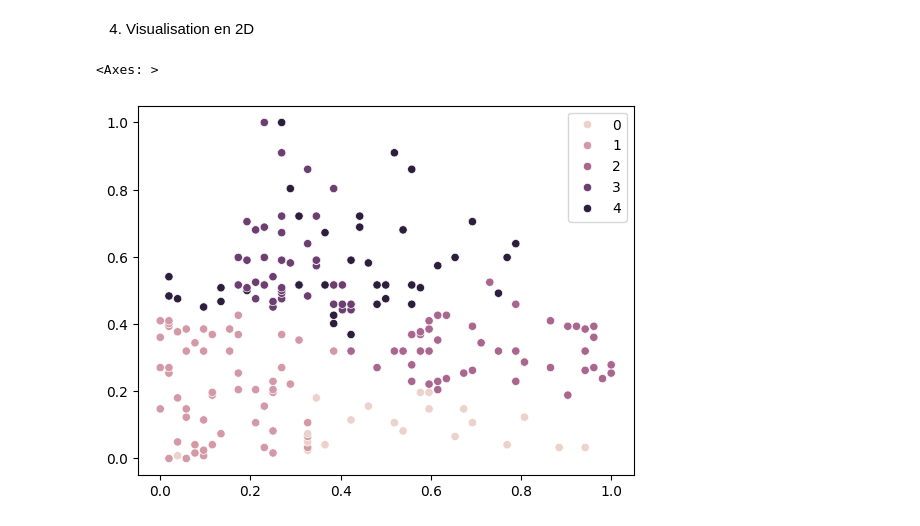
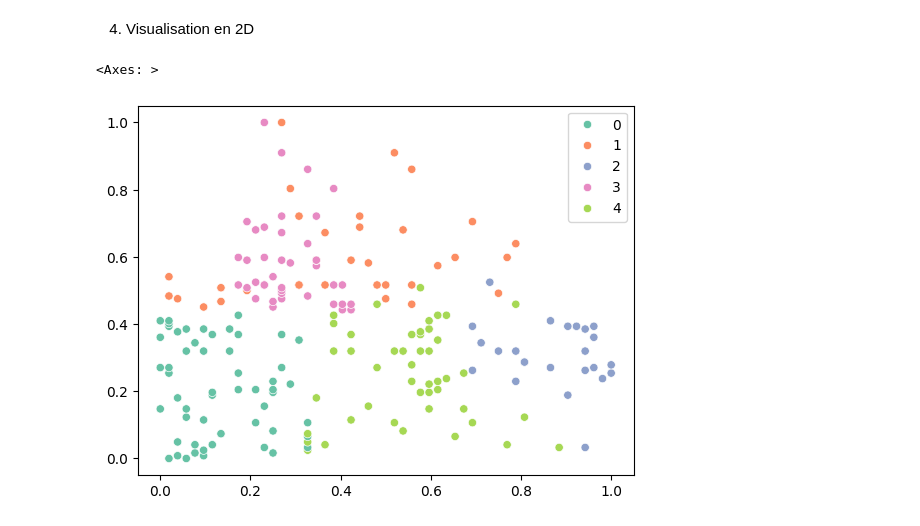
Before and after one commit to mahefatsiresy/ispm-ml-m2-2025, a Jupyter notebook: tp1-partie-a.ipynb, the cells around one changed output. Drawn from its saved outputs; the diff is of its cells as text; code cells hidden in the pictures.

```diff
--- a/exo1.ipynb
+++ b/tp1-partie-a.ipynb
@@ -245,7 +245,7 @@ df.head()
 # %% [markdown]
 4. Visualisation en 2D
 # %%
-sns.scatterplot(x=scaled_data[:, 0], y=scaled_data[:, 1], hue=clusters)
+sns.scatterplot(x=scaled_data[:, 0], y=scaled_data[:, 1], hue=clusters, palette='Set2')
 # %% [output]
 <Axes: >
-[figure, old version]
+[figure, new version]
```
Also changed, not shown: parts of 2 cells of this notebook.
